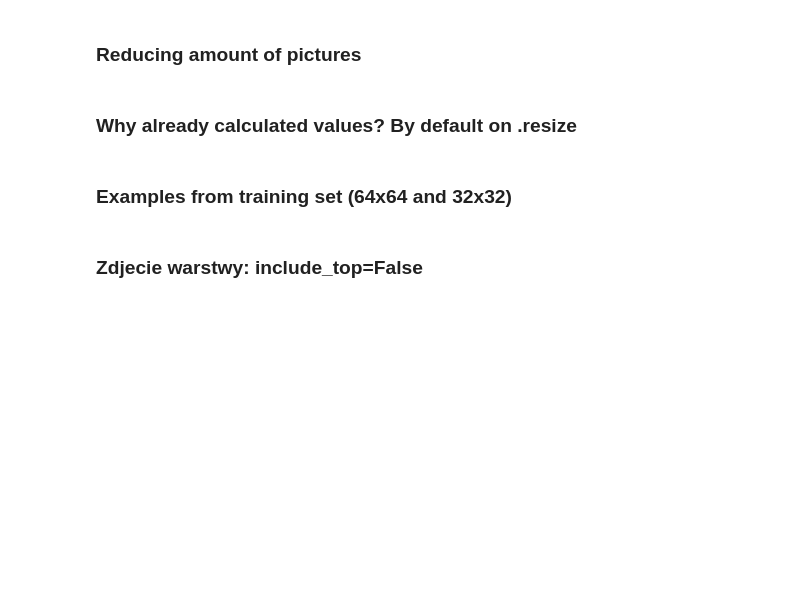
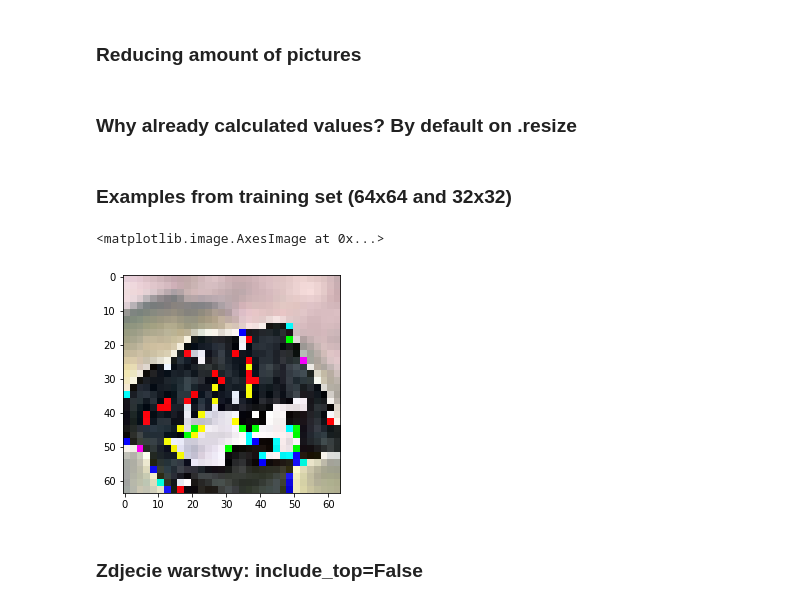
Before and after one commit to 5bastian/Adversarial-networks, a Jupyter notebook: CNN_classifier_CIFAR10.ipynb, the cells around one changed output. Cells and saved outputs as stored; diff of their text form; code cells hidden in the pictures; blank space fills up the shorter version.

```diff
--- a/CNN_classifier_CIFAR10.ipynb
+++ b/CNN_classifier_CIFAR10.ipynb
@@ -29,0 +36,9 @@ print (x_train)
+# %%
+x_train = x_train.astype('float32')
+# %%
+x_train = x_train[:, :, :, ::-1]
+
+# Subtract ImageNet mean pixel
+x_train[:, :, :, 0] -= 103
+x_train[:, :, :, 1] -= 116
+x_train[:, :, :, 2] -= 123
@@ -33,4 +68,4 @@ print (x_train)
 x_train_vgg = np.zeros((50000,64,64,3))
 
 for i in range(50000):
-    x_train_vgg[i] = transform.resize(x_train[i], (64, 64), order=0)
+    x_train_vgg[i] = transform.resize(x_train[i], (64, 64), order=0, preserve_range=True) #need to preserve range for Float32
@@ -65,8 +102,11 @@ print (x_train_vgg)
 # %% [markdown]
 ### Examples from training set (64x64 and 32x32)
 # %%
-single_image = x_train_vgg[28:29]
+single_image = x_train_vgg[25:26]
 plt.imshow(single_image[0])
+# %% [output]
+<matplotlib.image.AxesImage at 0x...>
+[figure, added]
 # %% [markdown]
 ### Zdjecie warstwy: include_top=False
 # %%
```
Also changed, not shown: parts of 16 cells of this notebook.
